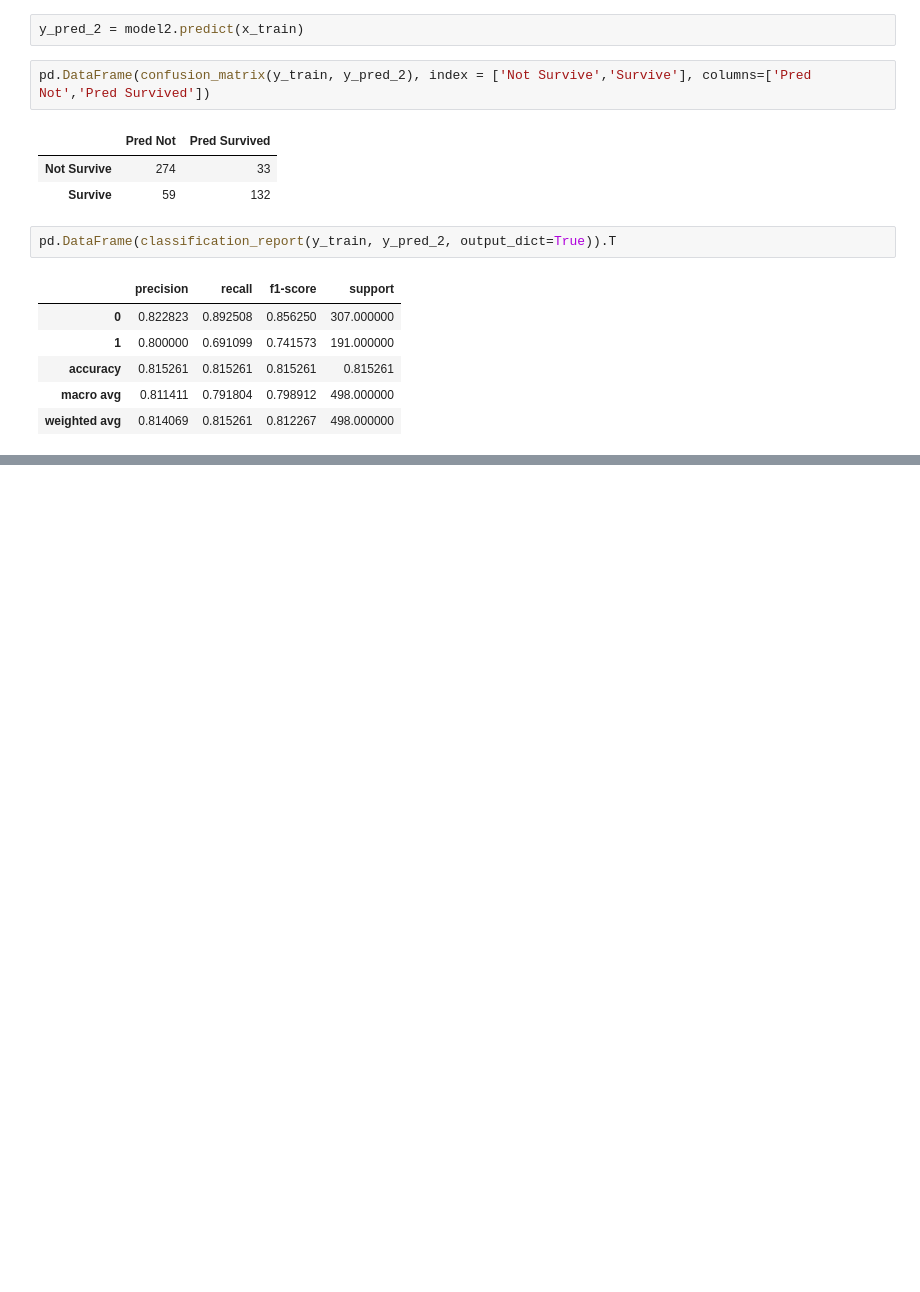
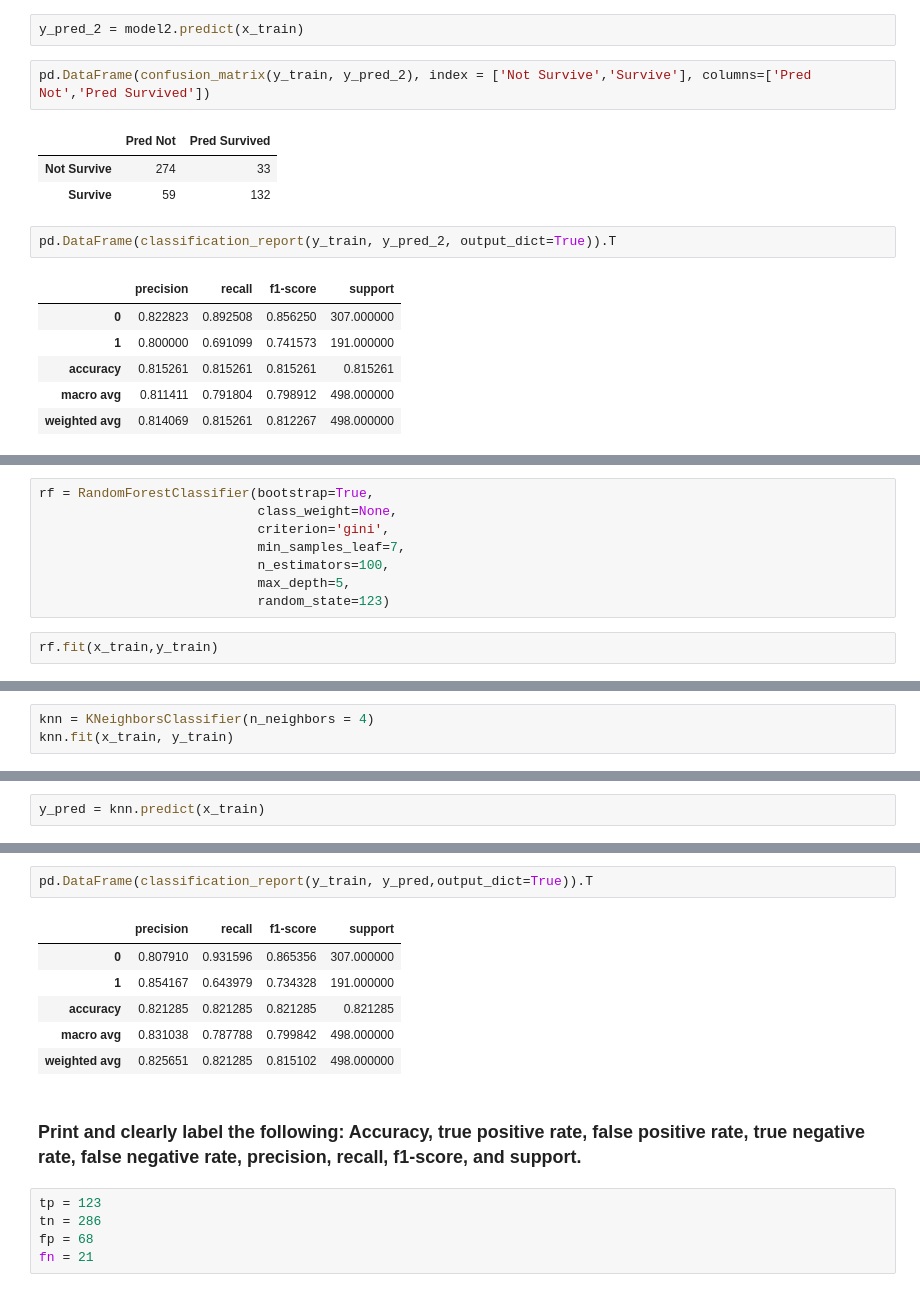
Before and after one commit to Olivert75/classification-exercises, a Jupyter notebook: model.ipynb, the cells around one changed output, grey strips where cells are left out. Saved outputs shown, nothing was run; the diff lists cells and outputs as text; blank space fills up the shorter version.

Commit message:
finished some exercises on random forest

```diff
--- a/model.ipynb
+++ b/model.ipynb
@@ -208,0 +309,10 @@ Which model performs best on your out-of-sample data, the validate set?
+# %%
+rf = RandomForestClassifier(bootstrap=True,
+                            class_weight=None,
+                            criterion='gini',
+                            min_samples_leaf=7,
+                            n_estimators=100,
+                            max_depth=5,
+                            random_state=123)
+# %%
+rf.fit(x_train,y_train)
@@ -208,0 +375,3 @@ Which model performs best on your out-of-sample data, the validate set?
+# %%
+knn = KNeighborsClassifier(n_neighbors = 4)
+knn.fit(x_train, y_train)
@@ -208,0 +380,2 @@ Which model performs best on your out-of-sample data, the validate set?
+# %%
+y_pred = knn.predict(x_train)
@@ -208,0 +396,16 @@ Which model performs best on your out-of-sample data, the validate set?
+# %%
+pd.DataFrame(classification_report(y_train, y_pred,output_dict=True)).T
+# %% [output]
+|  | precision | recall | f1-score | support |
+| 0 | 0.807910 | 0.931596 | 0.865356 | 307.000000 |
+| 1 | 0.854167 | 0.643979 | 0.734328 | 191.000000 |
+| accuracy | 0.821285 | 0.821285 | 0.821285 | 0.821285 |
+| macro avg | 0.831038 | 0.787788 | 0.799842 | 498.000000 |
+| weighted avg | 0.825651 | 0.821285 | 0.815102 | 498.000000 |
+# %% [markdown]
+### Print and clearly label the following: Accuracy, true positive rate, false positive rate, true negative rate, false negative rate, precision, recall, f1-score, and support.
+# %%
+tp = 123
+tn = 286
+fp = 68
+fn = 21
```
Also changed, not shown: parts of 49 cells of this notebook.
